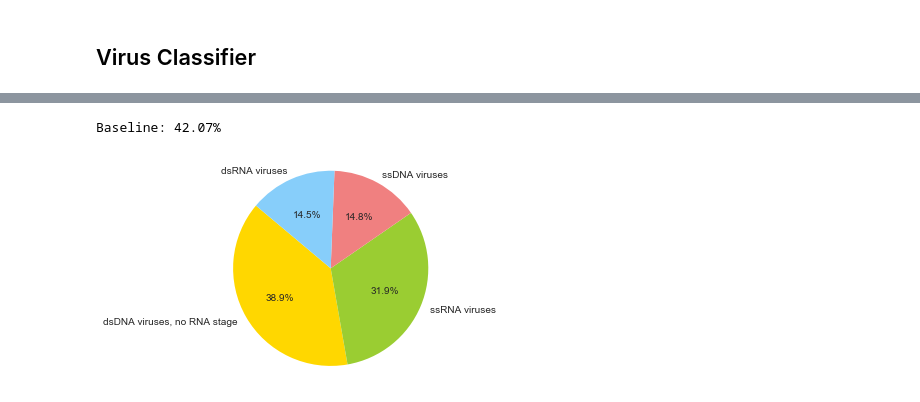
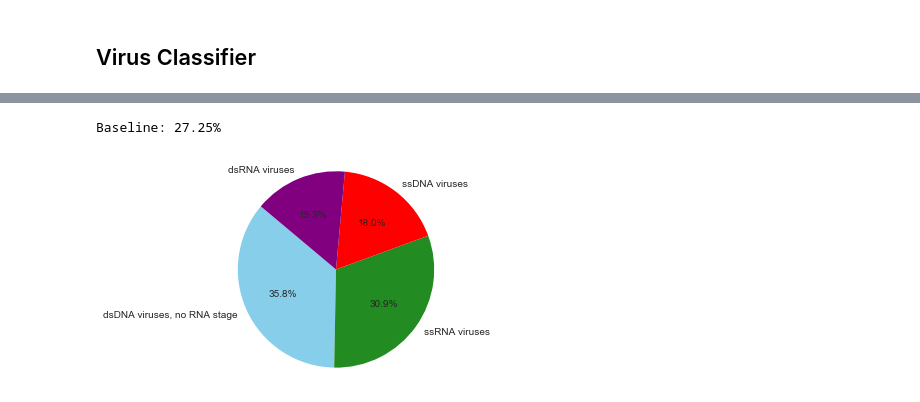
Before and after one commit to qdupupet/Viral-Genomes, a Jupyter notebook: ViralGenomes.ipynb, the cells around one changed output, grey strips where cells are left out. Drawn from its saved outputs; the diff is of its cells as text; code cells hidden in the pictures.

```diff
--- a/ViralGenomes.ipynb
+++ b/ViralGenomes.ipynb
@@ -181,0 +190,8 @@ None
+# %%
+# Plot the mean genome length for each host type
+plt.figure(figsize = (10,8))
+type_length_bar = sns.barplot(genomes_h['Host'], genomes_h['Length'])
+for item in type_length_bar.get_xticklabels():
+    item.set_rotation(90)
+plt.title("Mean Genome Length by Host Type (Without \'protozoa, vertebrates\')")
+None
@@ -828,13 +844,23 @@ KeyboardInterrupt:
 # %%
 # Get the full genomes for the virus classifications above
 genomes_01 = genomes.loc[genomes['Classification'] == 'ssDNA viruses'][['Name', 'Sequence', 'SequenceType',
-                                                                        'Classification']]
+                                                                        'Classification', 'Length']]
 genomes_02 = genomes.loc[genomes['Classification'] == 'ssRNA viruses'][['Name', 'Sequence', 'SequenceType',
-                                                                        'Classification']]
+                                                                        'Classification', 'Length']]
 genomes_03 = genomes.loc[genomes['Classification'] == 'dsDNA viruses, no RNA stage'][['Name', 'Sequence',
-                                                                                      'SequenceType', 'Classification']]
+                                                                                      'SequenceType', 'Classification', 'Length']]
+genomes_03 = genomes_03.loc[genomes_03['Length'] < 100000]
+
 genomes_04 = genomes.loc[genomes['Classification'] == 'dsRNA viruses'][['Name', 'Sequence', 'SequenceType',
-                                                                        'Classification']]
+                                                                        'Classification', 'Length']]
+# %%
+# take an equal number of random viruses from each classification
+#(the smallest group has 1101, so I'm taking 1100 of each)
+
+genomes_01 = genomes_01.sample(frac = 1)[:1100]
+genomes_02 = genomes_02.sample(frac = 1)[:1100]
+genomes_03 = genomes_03.sample(frac = 1)[:1100]
+genomes_04 = genomes_04.sample(frac = 1)[:1100]
 # %%
 import pandas as pd
 # for some reason the concat below wasn't working; reimporting pandas fixed this issue ¯\_(ツ)_/¯
@@ -853,24 +879,36 @@ genomes_0.head()
+# %%
+def class_numbers(classification):
+    if classification == 'ssDNA viruses':
+        return(1)
+    elif classification == 'ssRNA viruses':
+        return(2)
+    elif classification == 'dsDNA viruses, no RNA stage':
+        return(3)
+    elif classification == 'dsRNA viruses':
+        return(4)
+
+genomes_0['target'] = genomes_0['Classification'].apply(class_numbers)
 # %%
 # Save this to run the preprocessing in EC2
 genomes_0.to_csv('genomes_0.csv', index = False)
 # %%
 # Calculate and print a baseline
-targets = [item[1] for item in list(genomes_0['Classification'].value_counts().items())]
+targets = [item[1] for item in list(genomes_0['target'].value_counts().items())]
 baseline = max(targets)/sum(targets)
 print('Baseline: {}%'.format(str(np.round(baseline, 4)*100)))
 # %% [output]
-Baseline: 42.07%
+Baseline: 27.25%
 # %%
 # Take a quick look at the distribution of these 4 classifications
 
 # Turn classifications and their counts into lists
 classifications_0 = [item[0] for item in list(genomes_0['Classification'].value_counts().items())]
 class_counts_0 = [item[1] for item in list(genomes_0['Classification'].value_counts().items())]
 
 #Plot the pie
-plt.pie(class_counts_0, labels=classifications_0, colors=['gold', 'yellowgreen', 'lightcoral', 'lightskyblue'],
+plt.pie(class_counts_0, labels=classifications_0, colors=['skyblue', 'forestgreen', 'red', 'purple'],
         autopct='%1.1f%%', startangle=140)
- plt.axis('equal')
+plt.axis('equal')
 None
 # %% [output]
-[figure, old version]
+[figure, new version]
```
Also changed, not shown: parts of 14 cells of this notebook, 13 other files.
